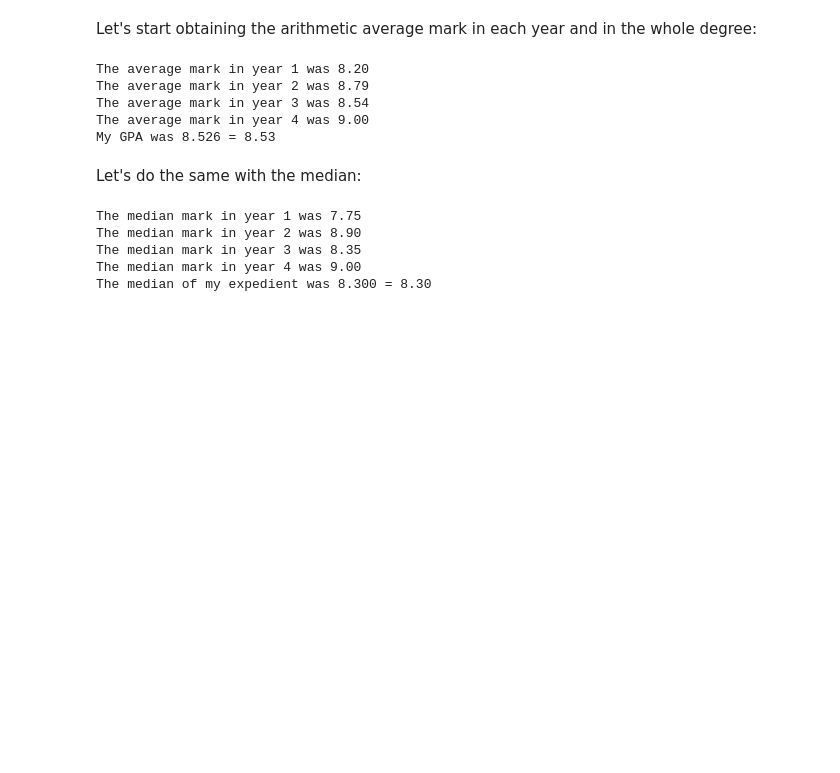
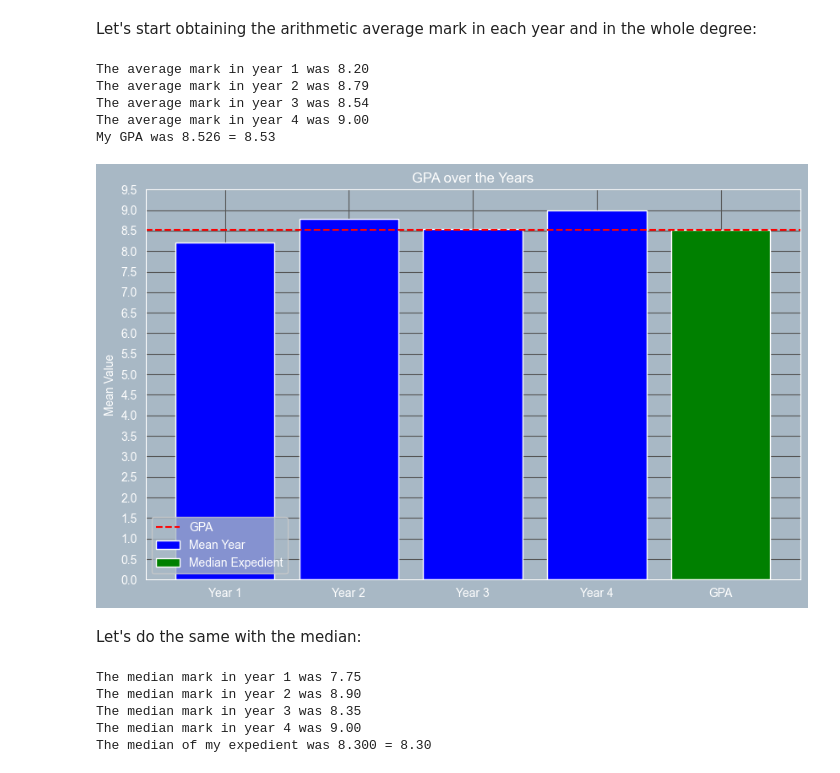
Before and after one commit to rorro6787/AcademicData, a Jupyter notebook: src/analysis.ipynb, the cells around one changed output. Cells and saved outputs as stored; diff of their text form; code cells hidden in the pictures; blank space fills up the shorter version.

Commit message:
Added graph of GPA over the years

```diff
--- a/src/analysis.ipynb
+++ b/src/analysis.ipynb
@@ -309,6 +310,28 @@ The average mark in year 2 was 8.79
 The average mark in year 3 was 8.54
 The average mark in year 4 was 9.00
 My GPA was 8.526 = 8.53
+# %%
+def plot_GPA(means, mean_expedient):
+    years = ['Year 1', 'Year 2', 'Year 3', 'Year 4']
+
+    plt.figure(figsize=(10, 6))
+    plt.bar(years, means, color='blue', label='Mean Year')
+    plt.bar('GPA', mean_expedient, color='green', label='Median Expedient')
+
+    plt.axhline(y=mean_expedient, color='red', linestyle='--', label='GPA')
+
+    plt.title('GPA over the Years')
+    plt.ylabel('Mean Value')
+    #plt.yticks(range(0, 10, 1))
+    plt.yticks(np.arange(0, 10, 0.5))
+
+    plt.legend()
+
+    plt.show()
+# %%
+plot_GPA(means, mean_expedient)
+# %% [output]
+[figure, added]
 # %% [markdown]
 Let's do the same with the median:
 # %%
```
Also changed, not shown: parts of 1 cell of this notebook, 1 other file.
